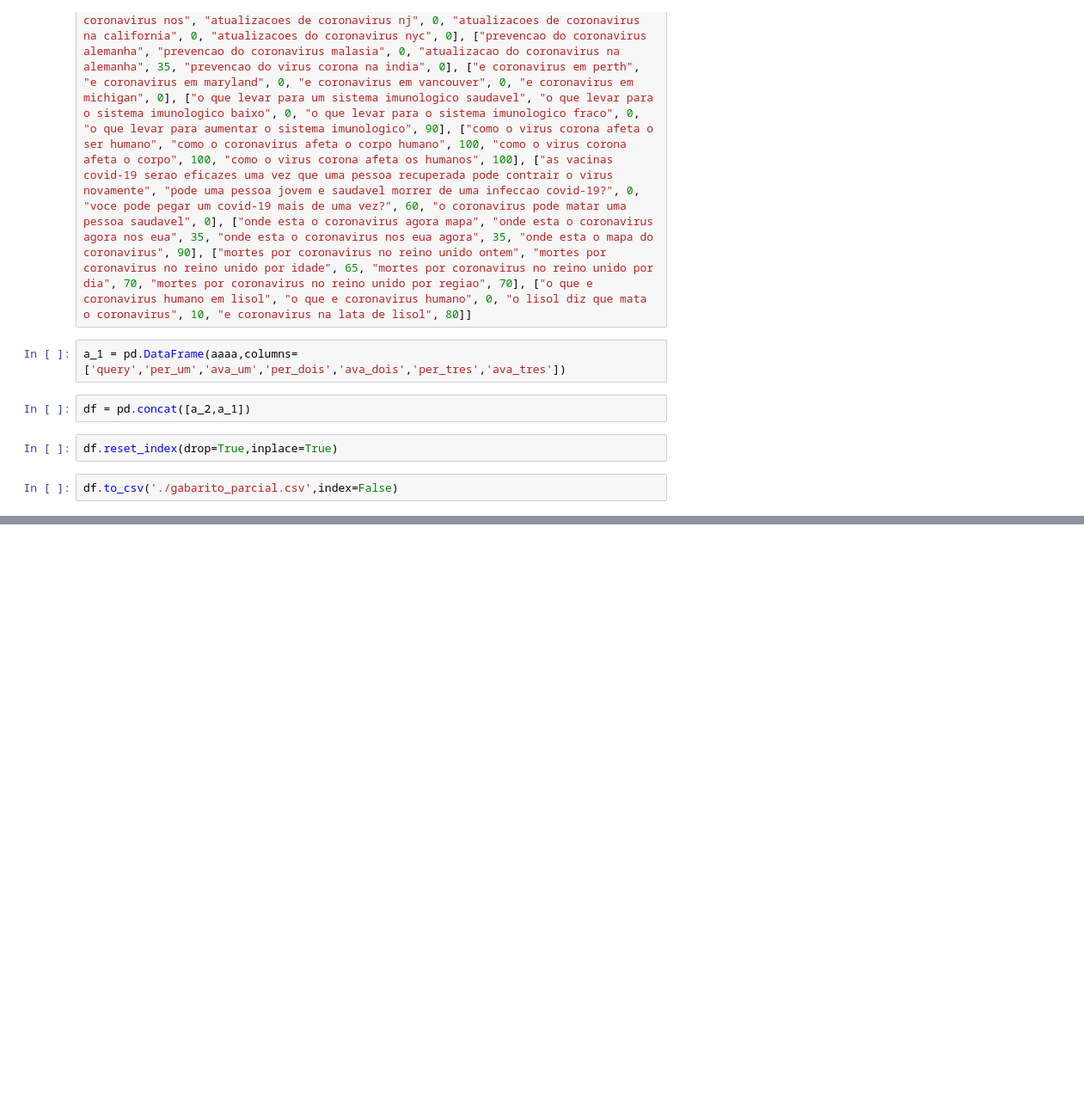
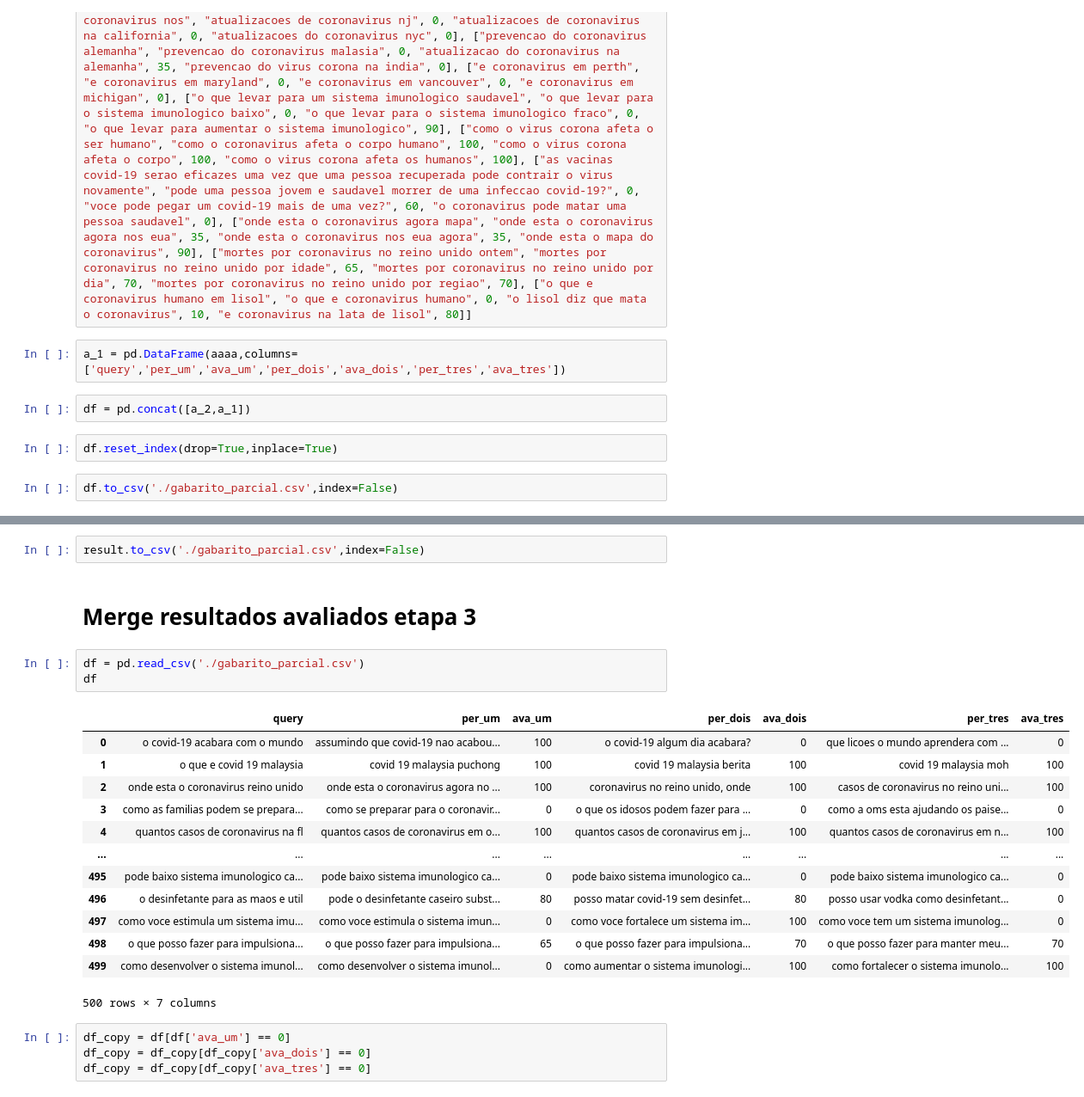
Before and after one commit to Migliorin/Covid-Project, a Jupyter notebook: Analise metricas/Projeto_Analise_Dataset.ipynb, the cells around one changed output, grey strips where cells are left out. Shown at 86% size. Cells and saved outputs as stored; diff of their text form; blank space fills up the shorter version.

```diff
--- a/Analise metricas/Projeto_Analise_Dataset.ipynb
+++ b/Analise metricas/Projeto_Analise_Dataset.ipynb
@@ -198,0 +240,25 @@ pd.read_csv('gabarito_parcial.csv')
+# %%
+result.to_csv('./gabarito_parcial.csv',index=False)
+# %% [markdown]
+# Merge resultados avaliados etapa 3
+# %%
+df = pd.read_csv('./gabarito_parcial.csv')
+df
+# %% [output]
+|  | query | per_um | ava_um | per_dois | ava_dois | per_tres | ava_tres |
+| 0 | o covid-19 acabara com o mundo | assumindo que covid-19 nao acabou... | 100 | o covid-19 algum dia acabara? | 0 | que licoes o mundo aprendera com ... | 0 |
+| 1 | o que e covid 19 malaysia | covid 19 malaysia puchong | 100 | covid 19 malaysia berita | 100 | covid 19 malaysia moh | 100 |
+| 2 | onde esta o coronavirus reino unido | onde esta o coronavirus agora no ... | 100 | coronavirus no reino unido, onde | 100 | casos de coronavirus no reino uni... | 100 |
+| 3 | como as familias podem se prepara... | como se preparar para o coronavir... | 0 | o que os idosos podem fazer para ... | 0 | como a oms esta ajudando os paise... | 0 |
+| 4 | quantos casos de coronavirus na fl | quantos casos de coronavirus em o... | 100 | quantos casos de coronavirus em j... | 100 | quantos casos de coronavirus em n... | 100 |
+| ... | ... | ... | ... | ... | ... | ... | ... |
+| 495 | pode baixo sistema imunologico ca... | pode baixo sistema imunologico ca... | 0 | pode baixo sistema imunologico ca... | 0 | pode baixo sistema imunologico ca... | 0 |
+| 496 | o desinfetante para as maos e util | pode o desinfetante caseiro subst... | 80 | posso matar covid-19 sem desinfet... | 80 | posso usar vodka como desinfetant... | 0 |
+| 497 | como voce estimula um sistema imu... | como voce estimula o sistema imun... | 0 | como voce fortalece um sistema im... | 100 | como voce tem um sistema imunolog... | 0 |
+| 498 | o que posso fazer para impulsiona... | o que posso fazer para impulsiona... | 65 | o que posso fazer para impulsiona... | 70 | o que posso fazer para manter meu... | 70 |
+| 499 | como desenvolver o sistema imunol... | como desenvolver o sistema imunol... | 0 | como aumentar o sistema imunologi... | 100 | como fortalecer o sistema imunolo... | 100 |
+500 rows × 7 columns
+# %%
+df_copy = df[df['ava_um'] == 0]
+df_copy = df_copy[df_copy['ava_dois'] == 0]
+df_copy = df_copy[df_copy['ava_tres'] == 0]
```
Also changed, not shown: parts of 9 cells of this notebook, 3 other files.
